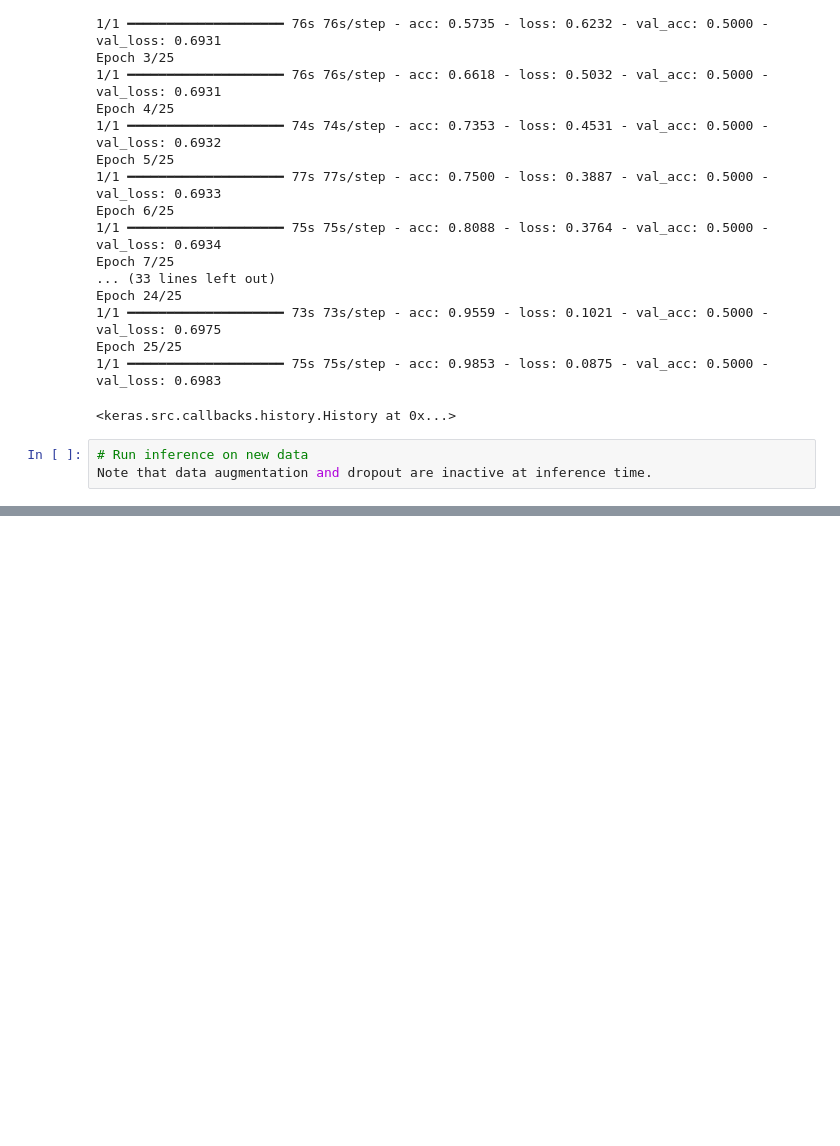
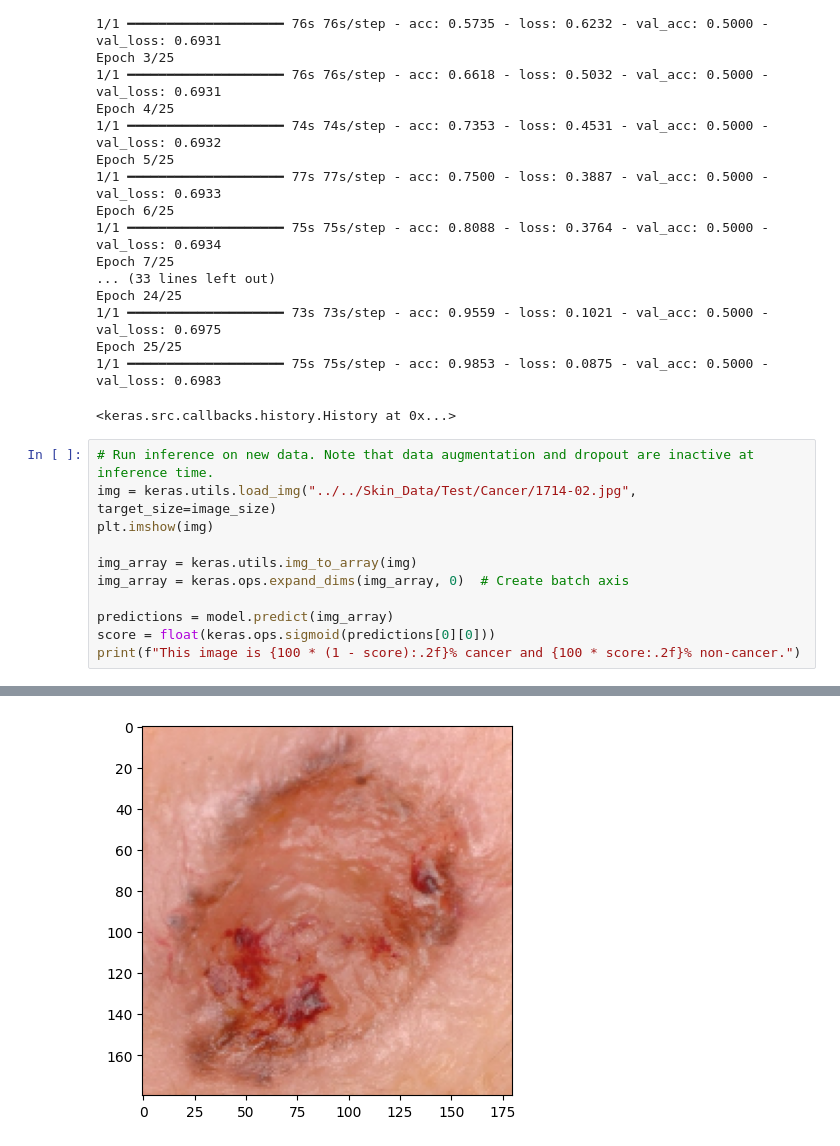
Before and after one commit to reese-quinto/DATA4380_Spring24, a Jupyter notebook: VisionProject/VisionProject.ipynb, the cells around one changed output, grey strips where cells are left out. Cells and saved outputs as stored; diff of their text form; blank space fills up the shorter version.

Commit message:
VP model training c/w

```diff
--- a/VisionProject/VisionProject.ipynb
+++ b/VisionProject/VisionProject.ipynb
@@ -277,6 +280,15 @@ Epoch 24/25
 Epoch 25/25
 1/1 ━━━━━━━━━━━━━━━━━━━━ 75s 75s/step - acc: 0.9853 - loss: 0.0875 - val_acc: 0.5000 - val_loss: 0.6983
 <keras.src.callbacks.history.History at 0x...>
-# %%
-# Run inference on new data
-Note that data augmentation and dropout are inactive at inference time.
+# %%
+# Run inference on new data. Note that data augmentation and dropout are inactive at inference time.
+img = keras.utils.load_img("../../Skin_Data/Test/Cancer/1714-02.jpg", target_size=image_size)
+plt.imshow(img)
+
+img_array = keras.utils.img_to_array(img)
+img_array = keras.ops.expand_dims(img_array, 0)  # Create batch axis
+
+predictions = model.predict(img_array)
+score = float(keras.ops.sigmoid(predictions[0][0]))
+print(f"This image is {100 * (1 - score):.2f}% cancer and {100 * score:.2f}% non-cancer.")
+# %% [output]
@@ -282,0 +297 @@ Note that data augmentation and dropout are inactive at inference time.
+[figure, added]
```
Also changed, not shown: parts of 3 cells of this notebook.
